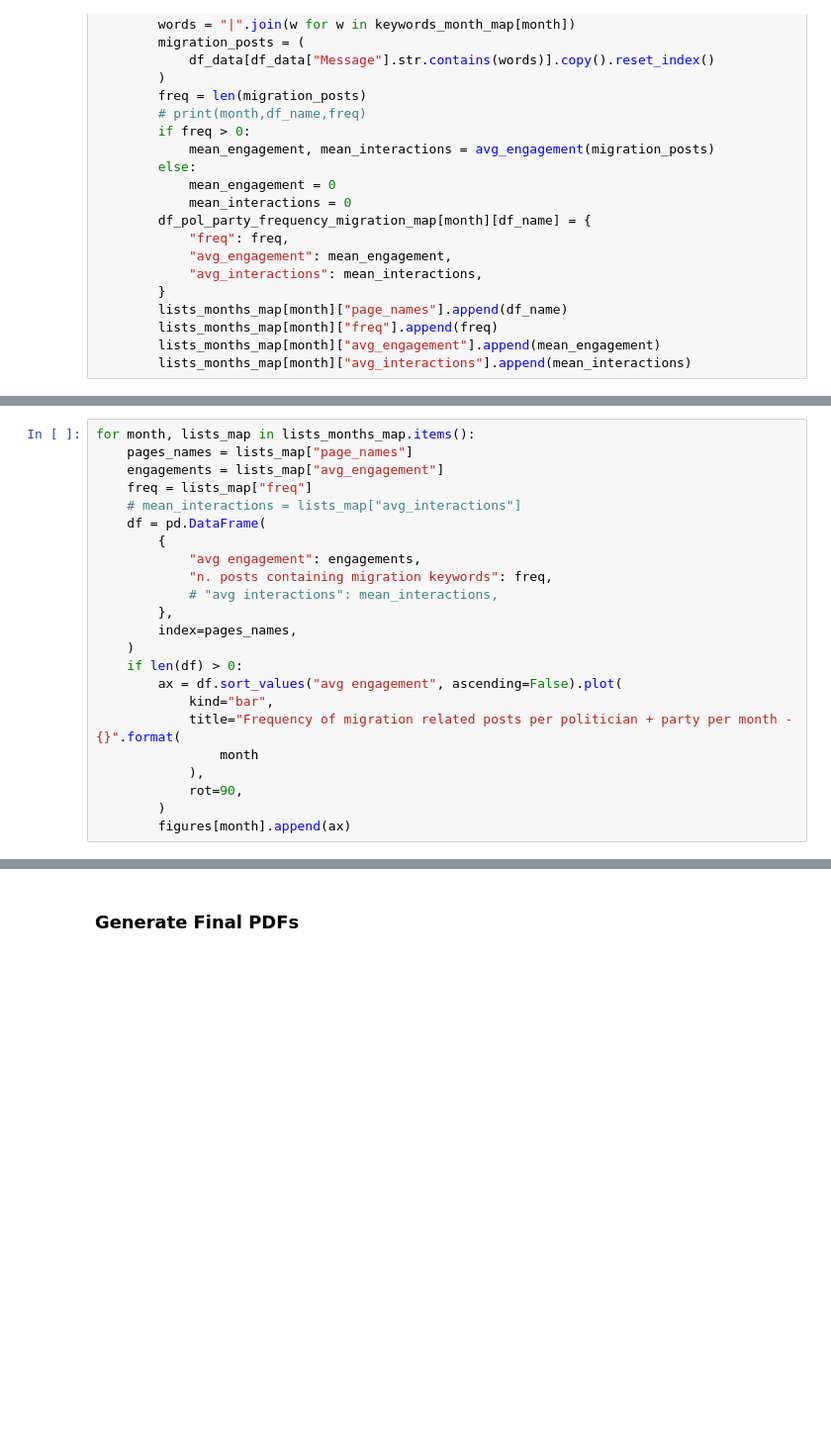
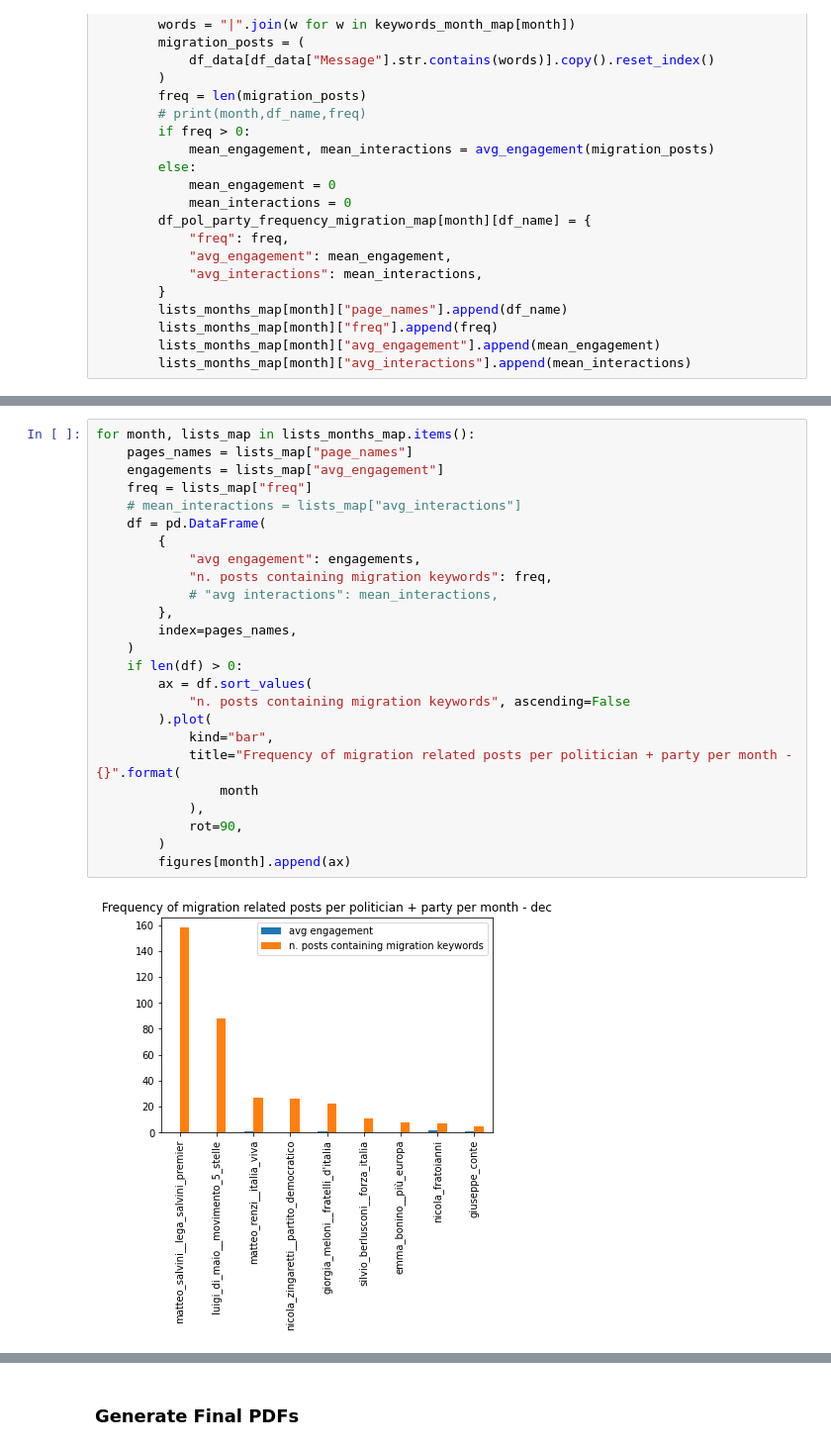
Before and after one commit to reidemeister94/disinformation-politics, a Jupyter notebook: Plots by Month.ipynb, the cells around one changed output, grey strips where cells are left out. Shown at 99% size. Saved outputs shown, nothing was run; the diff lists cells and outputs as text; blank space fills up the shorter version.

Commit message:
plots

```diff
--- a/Plots by Month.ipynb
+++ b/Plots by Month.ipynb
@@ -286,23 +326,27 @@ df_pol_party_frequency_migration_map["dec"]
 # %%
 for month, lists_map in lists_months_map.items():
     pages_names = lists_map["page_names"]
     engagements = lists_map["avg_engagement"]
     freq = lists_map["freq"]
     # mean_interactions = lists_map["avg_interactions"]
     df = pd.DataFrame(
         {
             "avg engagement": engagements,
             "n. posts containing migration keywords": freq,
             # "avg interactions": mean_interactions,
         },
         index=pages_names,
     )
     if len(df) > 0:
-        ax = df.sort_values("avg engagement", ascending=False).plot(
+        ax = df.sort_values(
+            "n. posts containing migration keywords", ascending=False
+        ).plot(
             kind="bar",
             title="Frequency of migration related posts per politician + party per month - {}".format(
                 month
             ),
             rot=90,
         )
         figures[month].append(ax)
+# %% [output]
+[figure, added]
```
Also changed, not shown: parts of 5 cells of this notebook, 9 other files.
